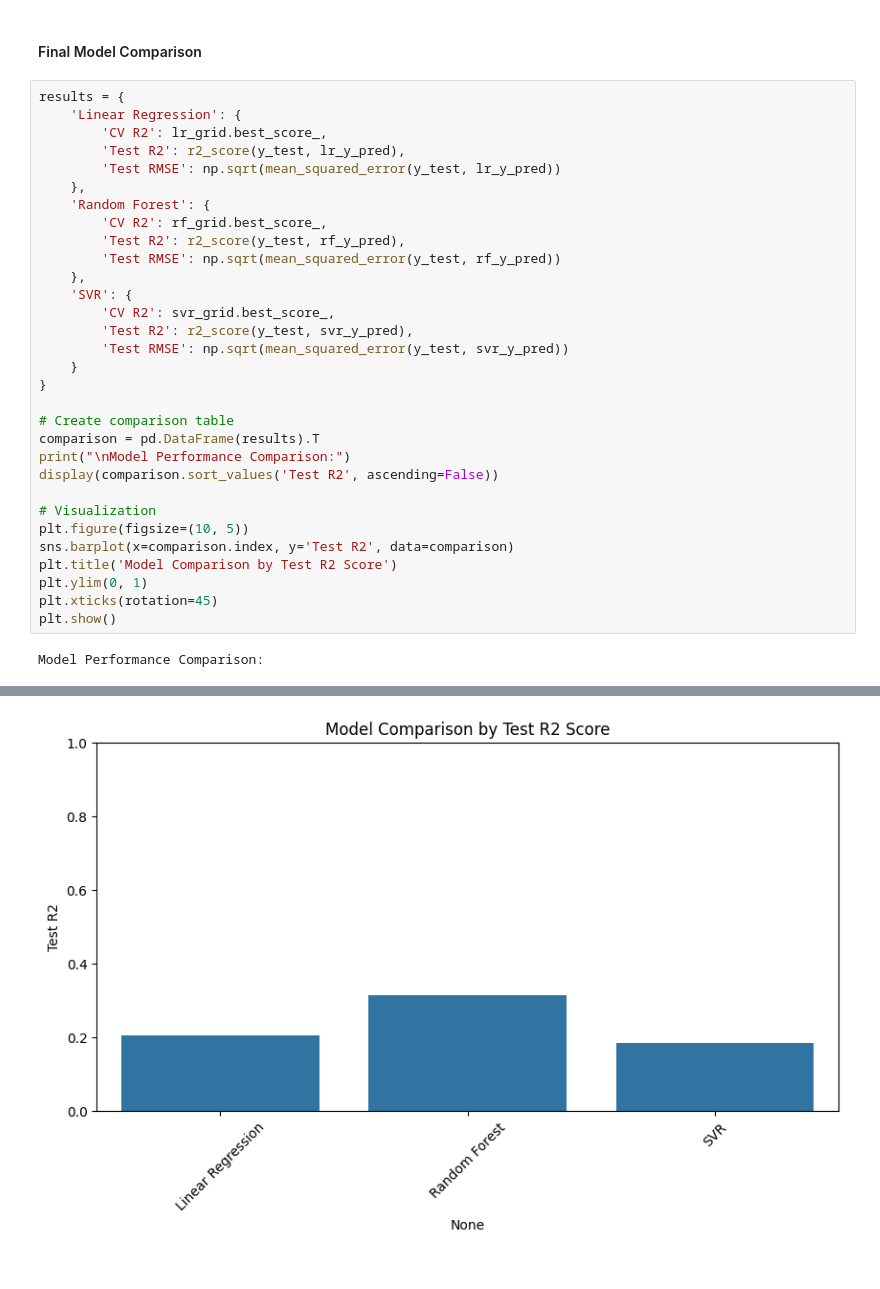
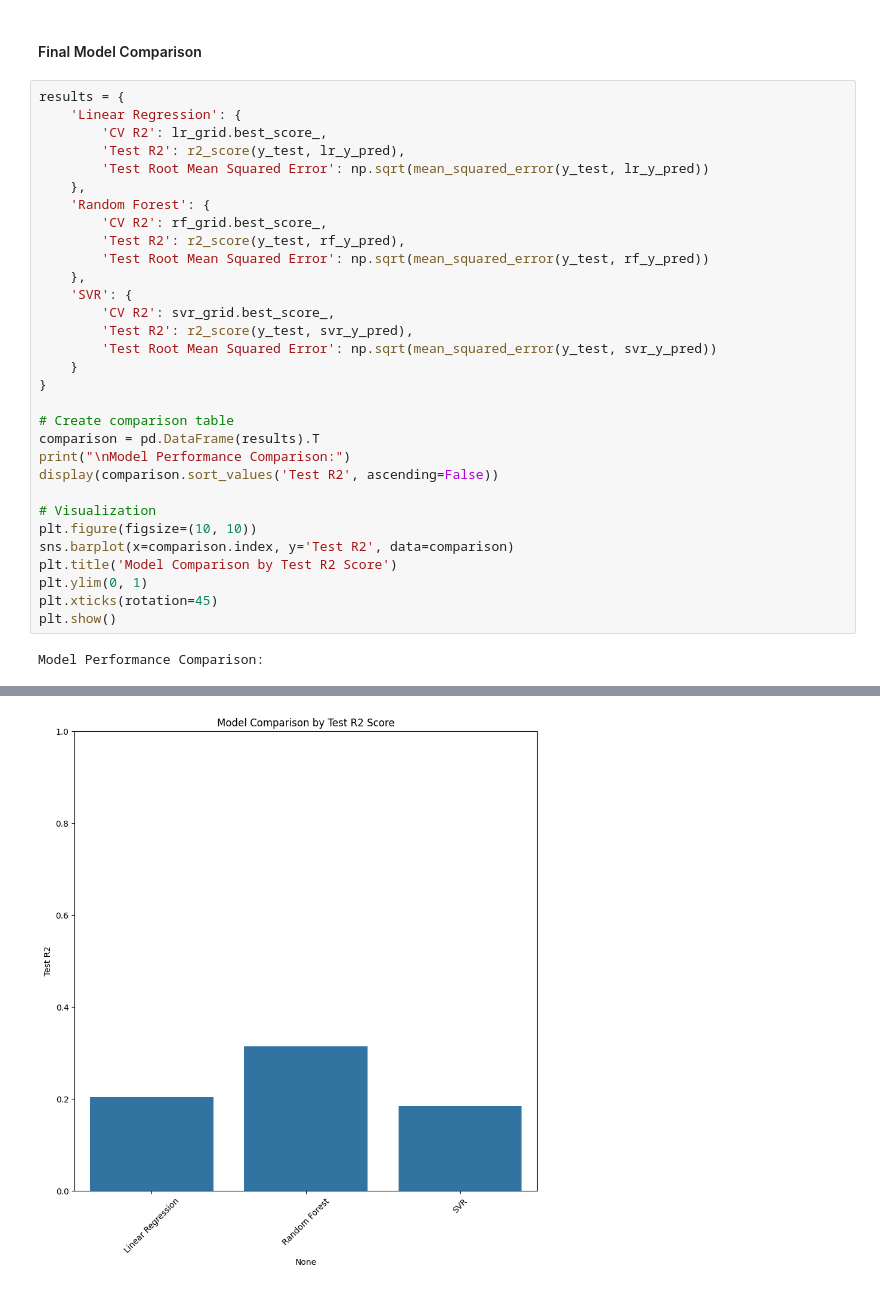
Before and after one commit to zacharyL16/ENSF444ProjectGroup31, a Jupyter notebook: Final Project.ipynb, the cells around one changed output, grey strips where cells are left out. Drawn from its saved outputs; the diff is of its cells as text.

```diff
--- a/Final Project.ipynb
+++ b/Final Project.ipynb
@@ -296,17 +296,17 @@ results = {
     'Linear Regression': {
         'CV R2': lr_grid.best_score_,
         'Test R2': r2_score(y_test, lr_y_pred),
-        'Test RMSE': np.sqrt(mean_squared_error(y_test, lr_y_pred))
+        'Test Root Mean Squared Error': np.sqrt(mean_squared_error(y_test, lr_y_pred))
     },
     'Random Forest': {
         'CV R2': rf_grid.best_score_,
         'Test R2': r2_score(y_test, rf_y_pred),
-        'Test RMSE': np.sqrt(mean_squared_error(y_test, rf_y_pred))
+        'Test Root Mean Squared Error': np.sqrt(mean_squared_error(y_test, rf_y_pred))
     },
     'SVR': {
         'CV R2': svr_grid.best_score_,
         'Test R2': r2_score(y_test, svr_y_pred),
-        'Test RMSE': np.sqrt(mean_squared_error(y_test, svr_y_pred))
+        'Test Root Mean Squared Error': np.sqrt(mean_squared_error(y_test, svr_y_pred))
     }
 }
 
@@ -316,7 +316,7 @@ print("\nModel Performance Comparison:")
 display(comparison.sort_values('Test R2', ascending=False))
 
 # Visualization
-plt.figure(figsize=(10, 5))
+plt.figure(figsize=(10, 10))
 sns.barplot(x=comparison.index, y='Test R2', data=comparison)
 plt.title('Model Comparison by Test R2 Score')
 plt.ylim(0, 1)
@@ -328,4 +328,4 @@ Model Performance Comparison:
 | Random Forest | 0.317319 | 0.314009 | 37.565813 |
 | Linear Regression | 0.309808 | 0.203396 | 40.481335 |
 | SVR | 0.294560 | 0.184268 | 40.964480 |
-[figure, old version]
+[figure, new version]
```
Also changed, not shown: parts of 2 cells of this notebook.
